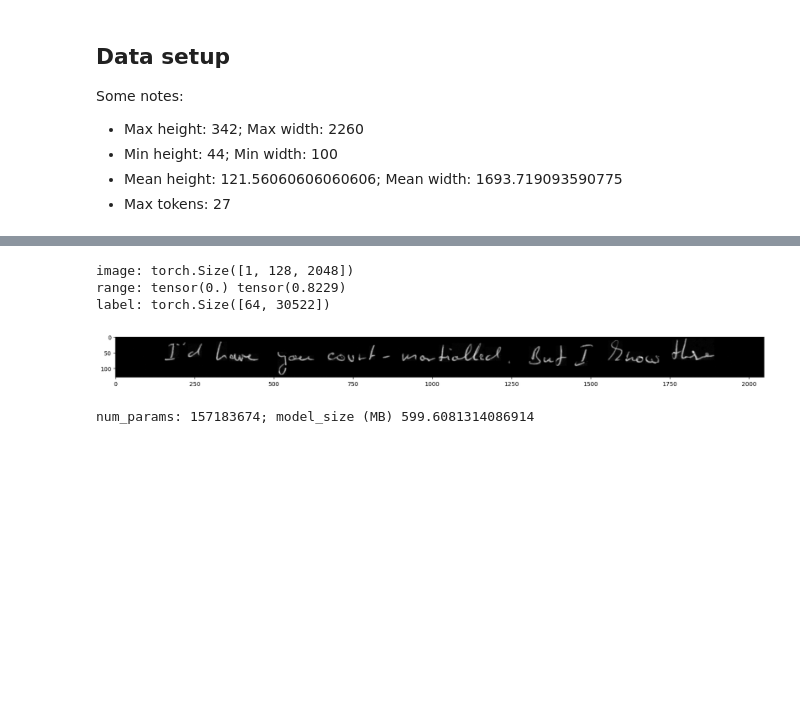
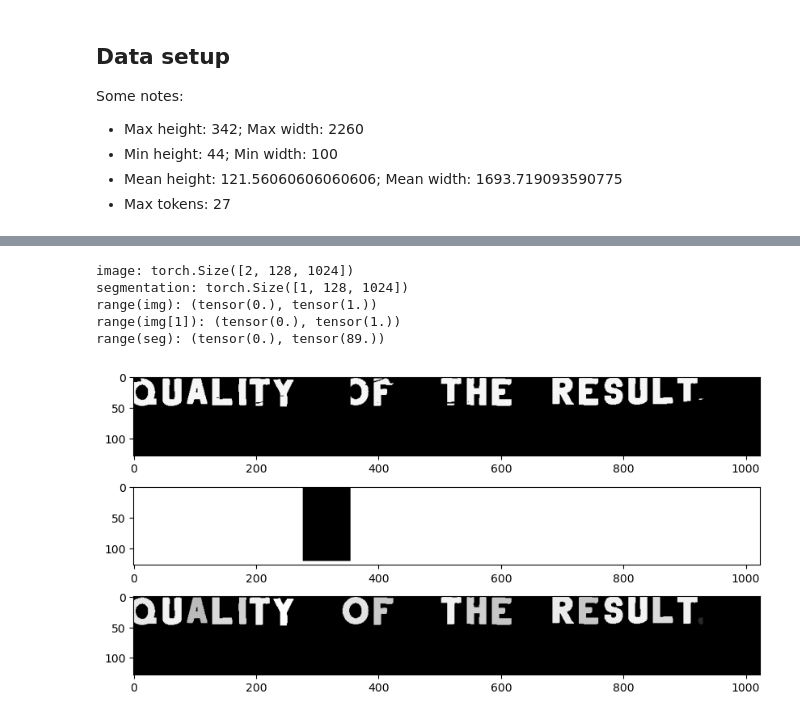
Before and after one commit to mormoassaf/rug-hr, a Jupyter notebook: experiments/iam_train.ipynb, the cells around one changed output, grey strips where cells are left out. Saved outputs shown, nothing was run; the diff lists cells and outputs as text; code cells hidden in the pictures; blank space fills up the shorter version.

```diff
--- a/experiments/iam_train.ipynb
+++ b/experiments/iam_train.ipynb
@@ -214,15 +149,0 @@ train_transforms = Compose([
-# %%
-# example
-choice = random.choice(train_metadata)
-output = train_transforms(choice)
-print("image:", output["image"].shape)
-print("range:", output["image"].min(), output["image"].max())
-print("label:", output["label"].shape)
-plt.figure(figsize=(20, 10))
-plt.imshow(output["image"][0], cmap="gray")
-plt.show()
-# %% [output]
-image: torch.Size([1, 128, 2048])
-range: tensor(0.) tensor(0.8229)
-label: torch.Size([64, 30522])
-[figure, removed]
@@ -229 +267,35 @@ label: torch.Size([64, 30522])
+# %%
+
+# example
+choice = random.choice(train_metadata)
+output = train_transforms(choice)
+spatial_size = torch.zeros(config["spatial_size"]).shape
+assert output["img"][0].shape == spatial_size or print(output["img"][0].shape, spatial_size)
+assert output["seg"][0].shape == spatial_size or print(output["seg"][0].shape, spatial_size)
+# ensuer seg is at max n_classes
+assert output["seg"].max() < n_classes or print("wrong seg max", output["seg"].max())
+assert output["seg"].min() >= 0 or print("wrong seg min", output["seg"].min())
+assert output["img"].max() <= 1 or print("wrong img max", output["img"].max())
+assert output["img"].min() >= 0 or print("wrong img min", output["img"].min())
+assert output["img"].shape[0] == 2 or print(output["img"].shape)
+assert output["seg"].shape[0] == 1 or print(output["seg"].shape)
+
+
+print("image:", output["img"].shape)
+print("segmentation:", output["seg"].shape)
+print(f"range(img): ({output['img'].min()}, {output['img'].max()})")
+print(f"range(img[1]): ({output['img'][1].min()}, {output['img'][1].max()})")
+print(f"range(seg): ({output['seg'].min()}, {output['seg'].max()})")
+fig, ax = plt.subplots(3, 1, figsize=(10, 5))
+ax[0].imshow(output["img"][0], cmap="gray")
+ax[1].imshow(output["img"][1], cmap="gray")
+ax[2].imshow(output["seg"][0], cmap="gray")
+plt.show()
+# %% [output]
+image: torch.Size([2, 128, 1024])
+segmentation: torch.Size([1, 128, 1024])
+range(img): (tensor(0.), tensor(1.))
+range(img[1]): (tensor(0.), tensor(1.))
+range(seg): (tensor(0.), tensor(89.))
+[figure, added]
 # %%
@@ -233,22 +305,3 @@ test_dataset = Dataset(data=test_metadata, transform=train_transforms)
 train_loader = DataLoader(train_dataset, batch_size=config["batch_size"])
 validation_loader = DataLoader(validation_dataset, batch_size=config["batch_size"])
 test_loader = DataLoader(test_dataset, batch_size=config["batch_size"])
-# %%
-from modules.vizseq.model import VizSeqMasked
-from modules.vizseq.trainer import VizSeqTrainer
-
-model = VizSeqMasked(
-    spatial_size=config["spatial_size"],
-    max_seq_length=config["max_sequence_length"]
-).to(config["device"])
-
-
-trainer = VizSeqTrainer(
-    model=model,
-    model_name=config["model_output_name"],
-    device=config["device"],
-)
-
-print(f"num_params: {sum(p.numel() for p in model.parameters())}; model_size (MB) {sum(p.numel() for p in model.parameters()) * 4 / 1024 / 1024}")
-# %% [output]
-num_params: 157183674; model_size (MB) 599.6081314086914
```
Also changed, not shown: parts of 16 cells of this notebook, 8 other files.
